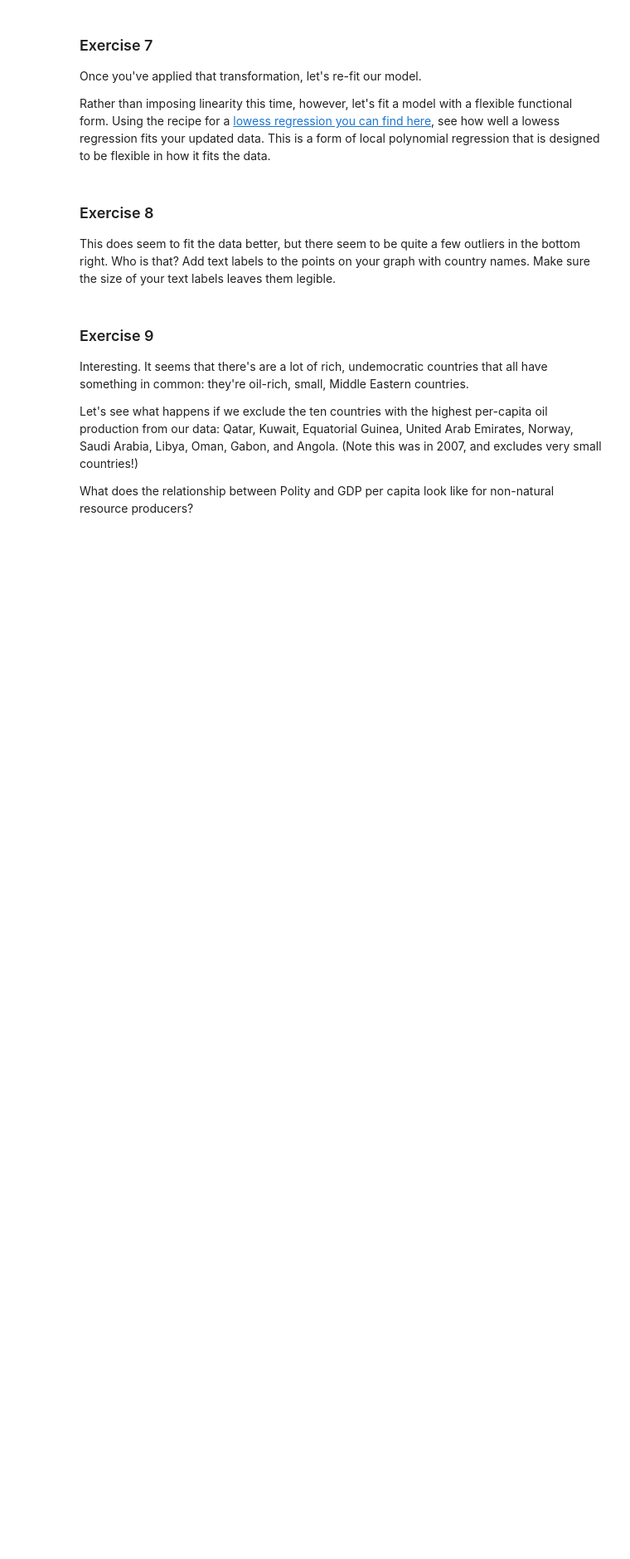
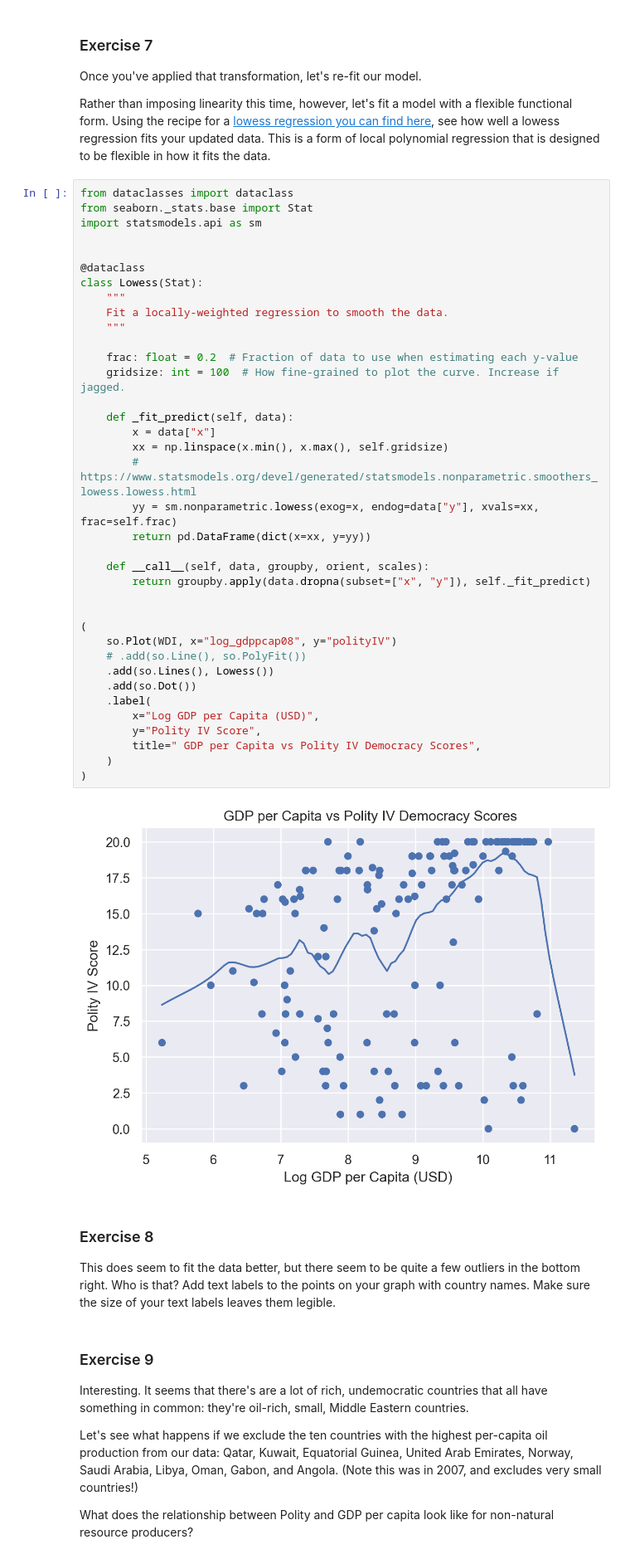
Before and after one commit to BarbaraPFloresRios/IDS720_PracticalDataScience, a Jupyter notebook: 20231026_ExercisePlottingPart2/Exercise_plotting_part2.ipynb, the cells around one changed output. Shown: that part at 83% size. Saved outputs shown, nothing was run; the diff lists cells and outputs as text; blank space fills up the shorter version.

```diff
--- a/20231026_ExercisePlottingPart2/Exercise_plotting_part2.ipynb
+++ b/20231026_ExercisePlottingPart2/Exercise_plotting_part2.ipynb
@@ -129,6 +137,45 @@ Apply the transformation.
 Once you've applied that transformation, let's re-fit our model.
 
 Rather than imposing linearity this time, however, let's fit a model with a flexible functional form. Using the recipe for a [lowess regression you can find here](https://nickeubank.github.io/practicaldatascience_book/notebooks/class_5/week_2/20_plotting_with_seaborn.html#a-little-bonus), see how well a lowess regression fits your updated data. This is a form of local polynomial regression that is designed to be flexible in how it fits the data.
+# %%
+from dataclasses import dataclass
+from seaborn._stats.base import Stat
+import statsmodels.api as sm
+
+
+@dataclass
+class Lowess(Stat):
+    """
+    Fit a locally-weighted regression to smooth the data.
+    """
+
+    frac: float = 0.2  # Fraction of data to use when estimating each y-value
+    gridsize: int = 100  # How fine-grained to plot the curve. Increase if jagged.
+
+    def _fit_predict(self, data):
+        x = data["x"]
+        xx = np.linspace(x.min(), x.max(), self.gridsize)
+        # https://www.statsmodels.org/devel/generated/statsmodels.nonparametric.smoothers_lowess.lowess.html
+        yy = sm.nonparametric.lowess(exog=x, endog=data["y"], xvals=xx, frac=self.frac)
+        return pd.DataFrame(dict(x=xx, y=yy))
+
+    def __call__(self, data, groupby, orient, scales):
+        return groupby.apply(data.dropna(subset=["x", "y"]), self._fit_predict)
+
+
+(
+    so.Plot(WDI, x="log_gdppcap08", y="polityIV")
+    # .add(so.Line(), so.PolyFit())
+    .add(so.Lines(), Lowess())
+    .add(so.Dot())
+    .label(
+        x="Log GDP per Capita (USD)",
+        y="Polity IV Score",
+        title=" GDP per Capita vs Polity IV Democracy Scores",
+    )
+)
+# %% [output]
+[figure, added]
 # %% [markdown]
 ### Exercise 8
 
```
Also changed, not shown: parts of 8 cells of this notebook, 1 other file.
